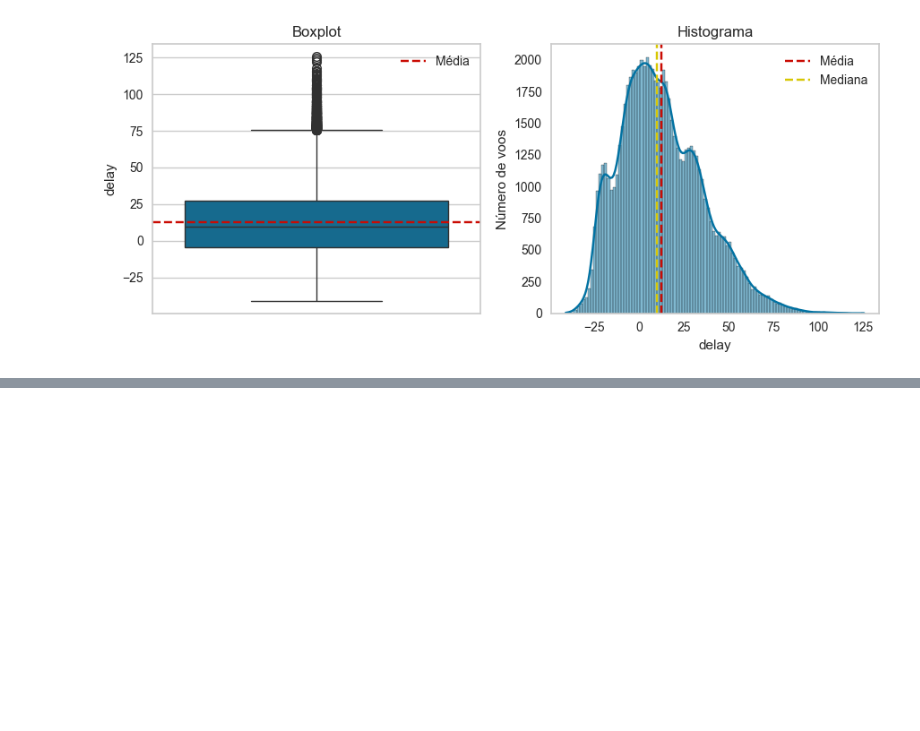
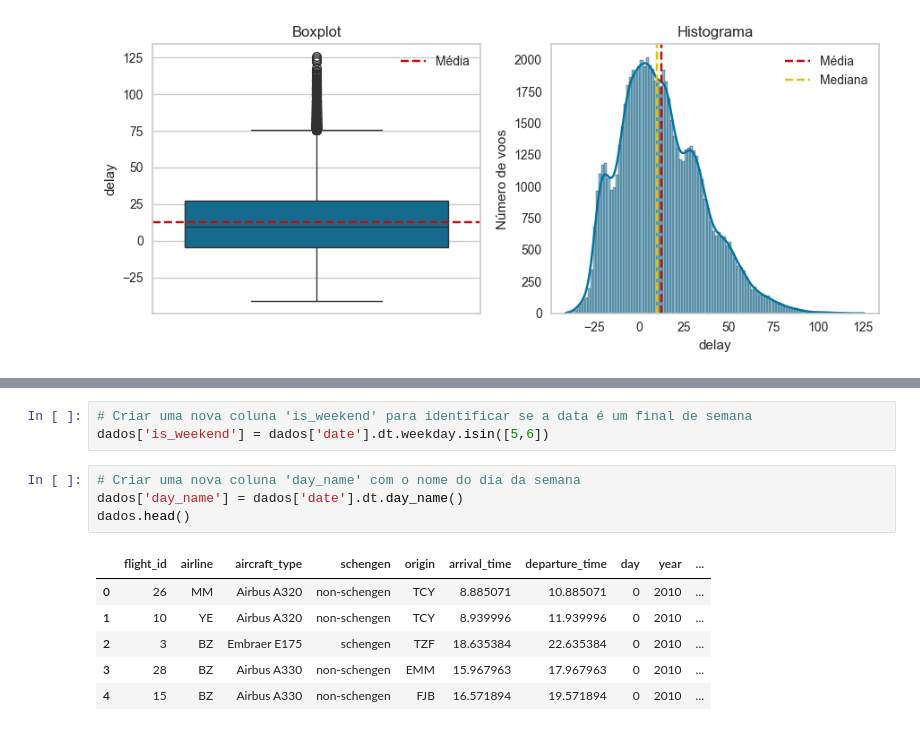
Before and after one commit to JCrpa/curso18_ia_aumentada_prevendo_atrasos_voos, a Jupyter notebook: ia_aumentada_prevendo_atrasos_voos.ipynb, the cells around one changed output, grey strips where cells are left out. Drawn from its saved outputs; the diff is of its cells as text; blank space fills up the shorter version.

```diff
--- a/ia_aumentada_prevendo_atrasos_voos.ipynb
+++ b/ia_aumentada_prevendo_atrasos_voos.ipynb
@@ -223,0 +317,14 @@ plt.show()
+# %%
+# Criar uma nova coluna 'is_weekend' para identificar se a data é um final de semana
+dados['is_weekend'] = dados['date'].dt.weekday.isin([5,6])
+# %%
+# Criar uma nova coluna 'day_name' com o nome do dia da semana
+dados['day_name'] = dados['date'].dt.day_name()
+dados.head()
+# %% [output]
+|  | flight_id | airline | aircraft_type | schengen | origin | arrival_time | departure_time | day | year | ... |
+| 0 | 26 | MM | Airbus A320 | non-schengen | TCY | 8.885071 | 10.885071 | 0 | 2010 | ... |
+| 1 | 10 | YE | Airbus A320 | non-schengen | TCY | 8.939996 | 11.939996 | 0 | 2010 | ... |
+| 2 | 3 | BZ | Embraer E175 | schengen | TZF | 18.635384 | 22.635384 | 0 | 2010 | ... |
+| 3 | 28 | BZ | Airbus A330 | non-schengen | EMM | 15.967963 | 17.967963 | 0 | 2010 | ... |
+| 4 | 15 | BZ | Airbus A330 | non-schengen | FJB | 16.571894 | 19.571894 | 0 | 2010 | ... |
```
Also changed, not shown: parts of 8 cells of this notebook.
